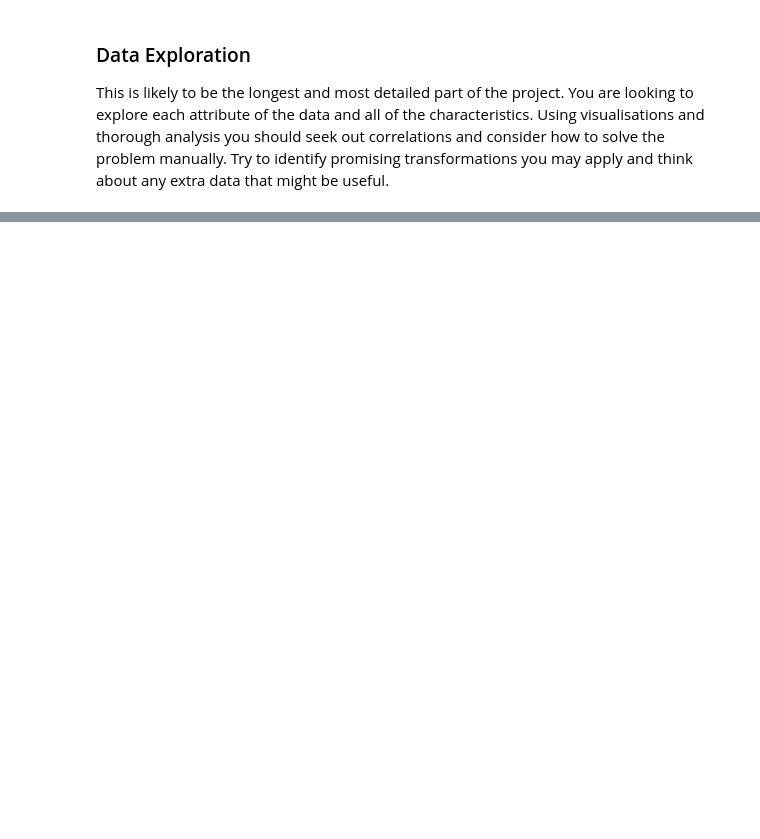
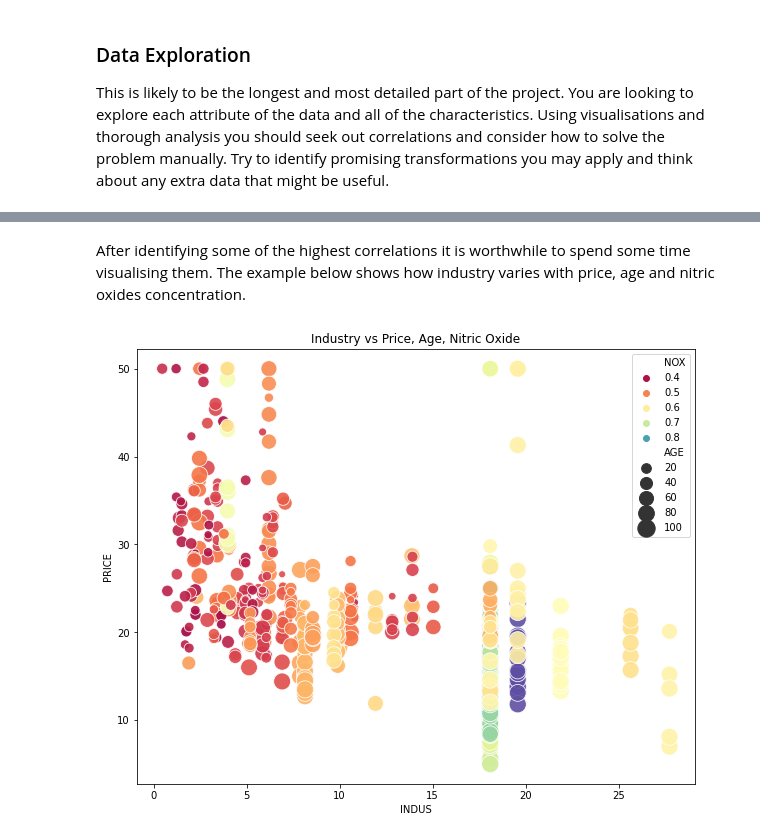
Before and after one commit to JamesT94/linear-regression-template, a Jupyter notebook: linreg-template.ipynb, the cells around one changed output, grey strips where cells are left out. Cells and saved outputs as stored; diff of their text form; code cells hidden in the pictures; blank space fills up the shorter version.

```diff
--- a/linreg-template.ipynb
+++ b/linreg-template.ipynb
@@ -89,0 +118,11 @@ For regression problems it is often beneficial to scale or transform both the fe
+# %% [markdown]
+After identifying some of the highest correlations it is worthwhile to spend some time visualising them. The example below shows how industry varies with price, age and nitric oxides concentration.
+# %%
+fig, ax = plt.subplots(figsize=(10,8))
+sns.scatterplot(y="PRICE", x="INDUS", hue="NOX", size="AGE", data=data, ax=ax, sizes=(50, 300),
+                palette='Spectral', alpha=0.9)
+ax.set_title("Industry vs Price, Age, Nitric Oxide")
+ax.legend()
+plt.show()
+# %% [output]
+[figure, added]
```
Also changed, not shown: parts of 36 cells of this notebook, 4 other files.
